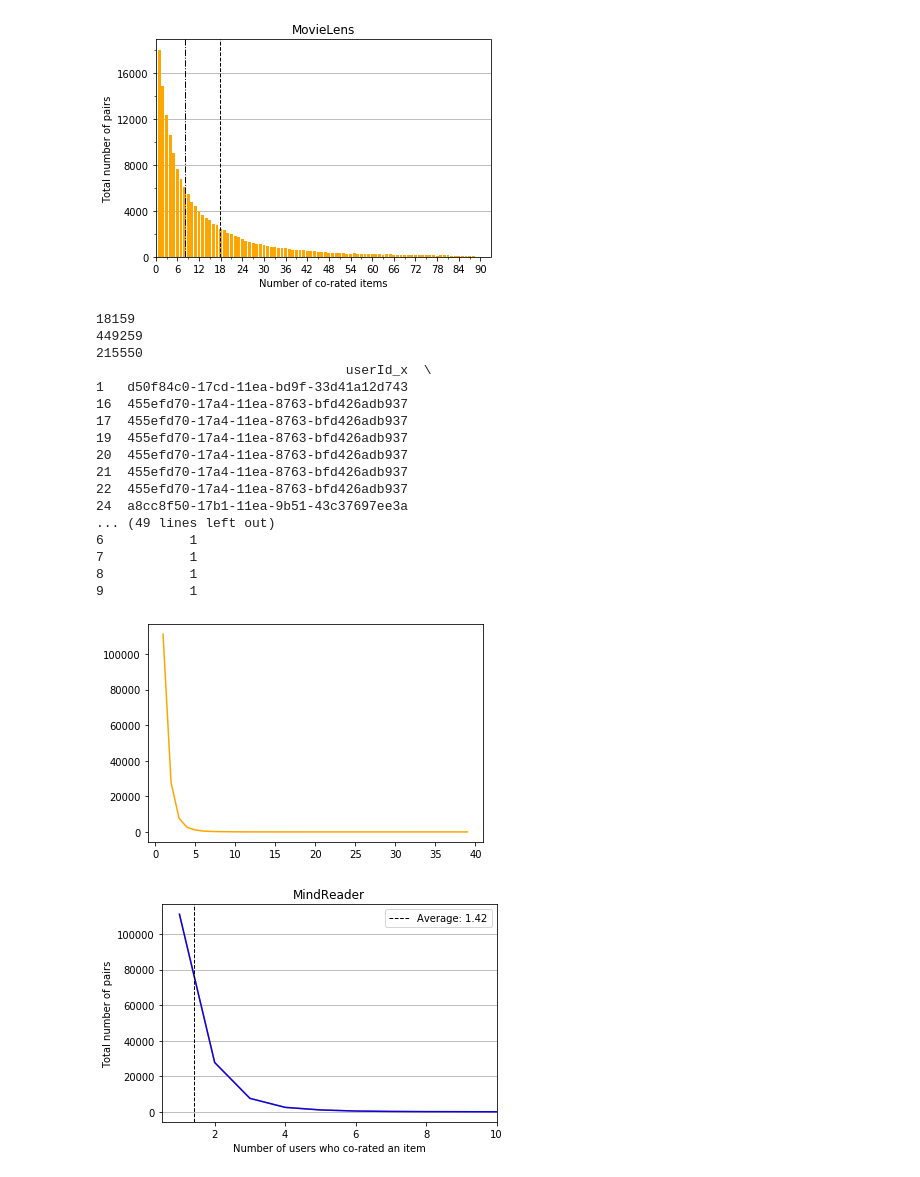
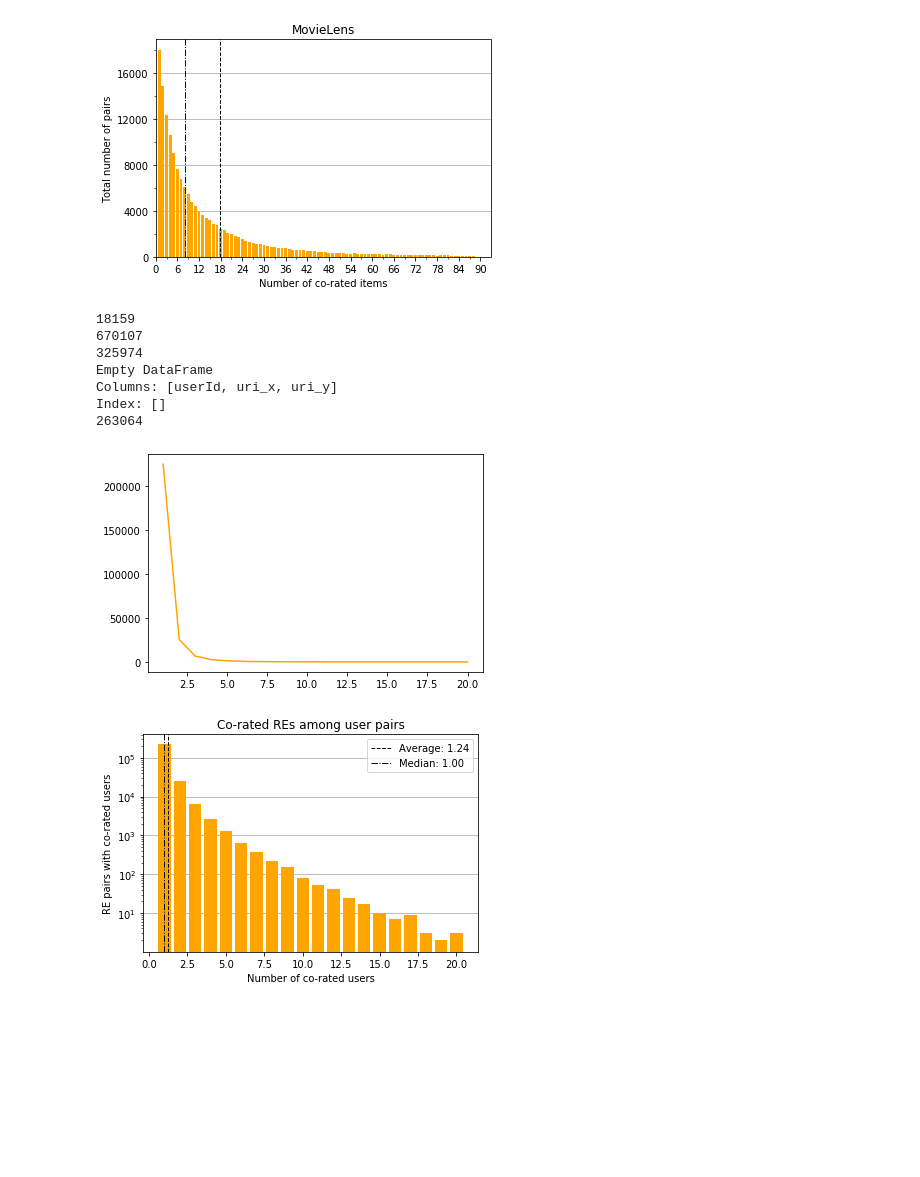
Before and after one commit to MI-911/warm-start-framework, a Jupyter notebook: notebooks/co-occurrence.ipynb, the cells around one changed output. Cells and saved outputs as stored; diff of their text form; code cells hidden in the pictures; blank space fills up the shorter version.

```diff
--- a/notebooks/co-occurrence.ipynb
+++ b/notebooks/co-occurrence.ipynb
@@ -96,12 +96,14 @@ plt.show()
 9          10   4783
 [figure]
 # %%
+mode = 'RE'
+
 ratings = pd.read_csv(f'{base_path}/ratings.csv')
 ratings = ratings[ratings.sentiment != 0]
-ratings = ratings[ratings.isItem]
+ratings = ratings[ratings.isItem] if mode == 'RE' else ratings[~ratings.isItem]
 
 movie_column = 'uri'
-groupon = 'userId'
+groupon = movie_column
 
 u_e = ratings[['userId', movie_column]]
 print(len(u_e))
@@ -109,58 +111,50 @@ print(len(u_e))
 pairs = pd.merge(u_e, u_e, on=('userId' if groupon == movie_column else movie_column), how='outer')
 del u_e
 print(len(pairs))
 pairs = pairs[pairs[f'{groupon}_x'] < pairs[f'{groupon}_y']]
 print(len(pairs))
-print(pairs[:10])
 print(pairs[(pairs[f'{groupon}_x'] == 1) & (pairs[f'{groupon}_y'] == 2)])
 pairs = pairs.groupby([f'{groupon}_x', f'{groupon}_y']).size().reset_index().rename(columns={0:'n_co-rated'})
 p_average = pairs['n_co-rated'].mean()
+p_median = pairs['n_co-rated'].median()
 print(len(pairs))
 
-print(pairs[:10])
 pairs = pairs[['n_co-rated']].groupby(['n_co-rated']).size().reset_index().rename(columns={0:'t'})
 #pairs =pairs[:88]
 
 plt.plot(pairs['n_co-rated'], pairs['t'], color='orange')
 plt.show()
 fig, axes = plt.subplots(nrows=1)
 axes.grid(True, 'major', 'y')
 
-#axes.set_yscale('log')
+axes.set_yscale('log')
 #axes.set_xscale('log')
 
-axes.set_xlabel('Number of users who co-rated an item' if groupon != movie_column else 'Number of item-pairs rated by a single user')
-axes.set_ylabel('Total number of pairs')
+axes.set_xlabel(f'Number of co-rated {mode}s' if groupon != movie_column else 'Number of co-rated users')
+axes.set_ylabel(f'User pairs with co-rated {mode}s' if groupon != movie_column else f'{mode} pairs with co-rated users')
 axes.set_axisbelow(True)
 
-plt.plot(pairs['n_co-rated'], pairs['t'], color='orange')
-plt.plot(pairs['n_co-rated'], pairs['t'], color='blue')
+plt.bar(pairs['n_co-rated'], pairs['t'], color='orange')
+# plt.plot(pairs['n_co-rated'], pairs['t'], color='blue')
+
 plt.axvline(p_average, color='k', linestyle='dashed', linewidth=1, label=f'Average: {p_average:.2f}')
-axes.set_xlim([0.5, 10])
-plt.title('MovieLens' if movie_column == 'movieId' else 'MindReader')
+plt.axvline(p_median, color='k', linestyle='dashdot', linewidth=1, label=f'Median: {p_median:.2f}')
+
+#axes.set_xlim([0.5, 80])
+plt.title('MovieLens' if movie_column == 'movieId' else f'Co-rated {mode}s among user pairs')
 plt.legend()
 
-fig_name = f"co-occurrence-{'user' if groupon == movie_column else 'movie'}-{'movielens' if movie_column != 'uri' else 'mindreader'}.pdf"
+fig_name = f"co-occurrence-{'user' if groupon == movie_column else 'movie'}-{mode}.pdf"
 plt.savefig(fig_name, bbox_inches='tight')
 
 plt.show()
 # %% [output]
 18159
-449259
-215550
-                                userId_x  \
-1   d50f84c0-17cd-11ea-bd9f-33d41a12d743
-16  455efd70-17a4-11ea-8763-bfd426adb937
-17  455efd70-17a4-11ea-8763-bfd426adb937
-19  455efd70-17a4-11ea-8763-bfd426adb937
-20  455efd70-17a4-11ea-8763-bfd426adb937
-21  455efd70-17a4-11ea-8763-bfd426adb937
-22  455efd70-17a4-11ea-8763-bfd426adb937
-24  a8cc8f50-17b1-11ea-9b51-43c37697ee3a
-... (49 lines left out)
-6           1
-7           1
-8           1
-9           1
+670107
+325974
+Empty DataFrame
+Columns: [userId, uri_x, uri_y]
+Index: []
+263064
-[figure, old version]
+[figure, new version]
-[figure, old version]
+[figure, new version]
```
Also changed, not shown: 15 other files.
